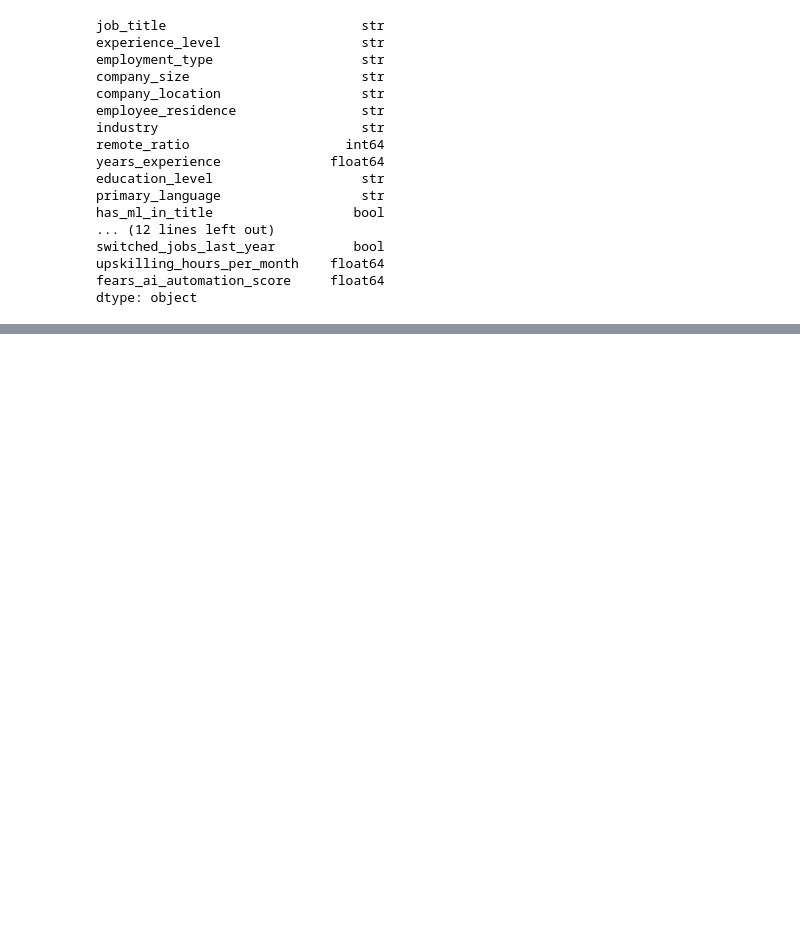
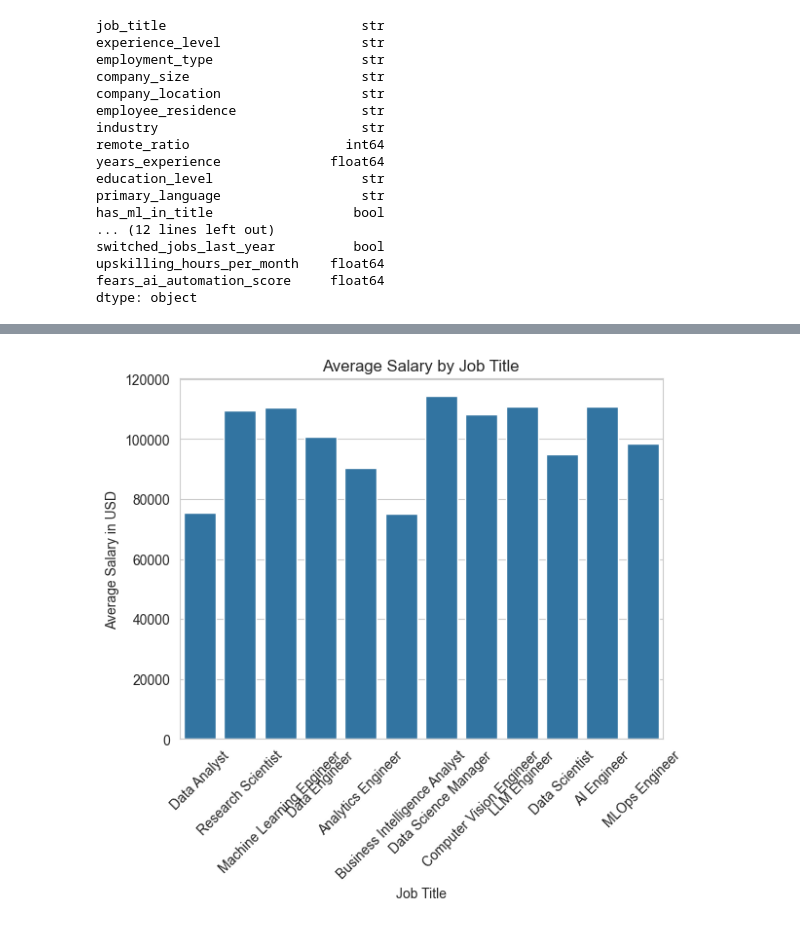
Before and after one commit to elaarhumphrey/Predicting-High-Paying-Data-Science-Roles-in-2026, a Jupyter notebook: AI AND DATA SCIENCE.ipynb, the cells around one changed output, grey strips where cells are left out. Saved outputs shown, nothing was run; the diff lists cells and outputs as text; code cells hidden in the pictures; blank space fills up the shorter version.

```diff
--- a/AI AND DATA SCIENCE.ipynb
+++ b/AI AND DATA SCIENCE.ipynb
@@ -135,0 +171,10 @@ KeyError: "None of [Index(['categorical_column'], dtype='str')] are in the [colu
+# %%
+#Bar plot of the average salary by job title
+sns.barplot(x='job_title', y='salary_usd', data=df, estimator=np.mean, ci=None)
+plt.title('Average Salary by Job Title')
+plt.xlabel('Job Title')
+plt.ylabel('Average Salary in USD')
+plt.xticks(rotation=45)
+plt.show()
+# %% [output]
+[figure, added]
```
Also changed, not shown: parts of 12 cells of this notebook.
